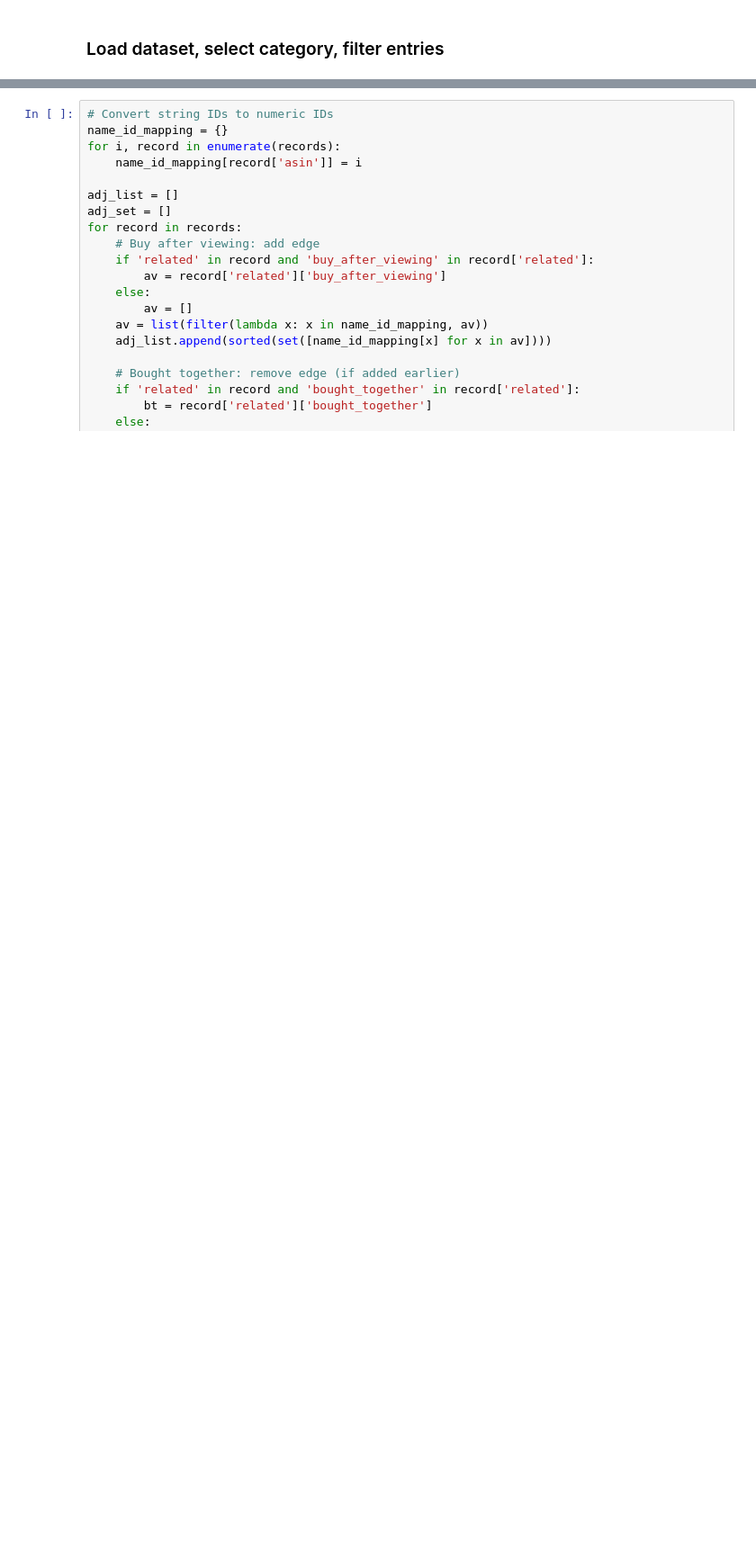
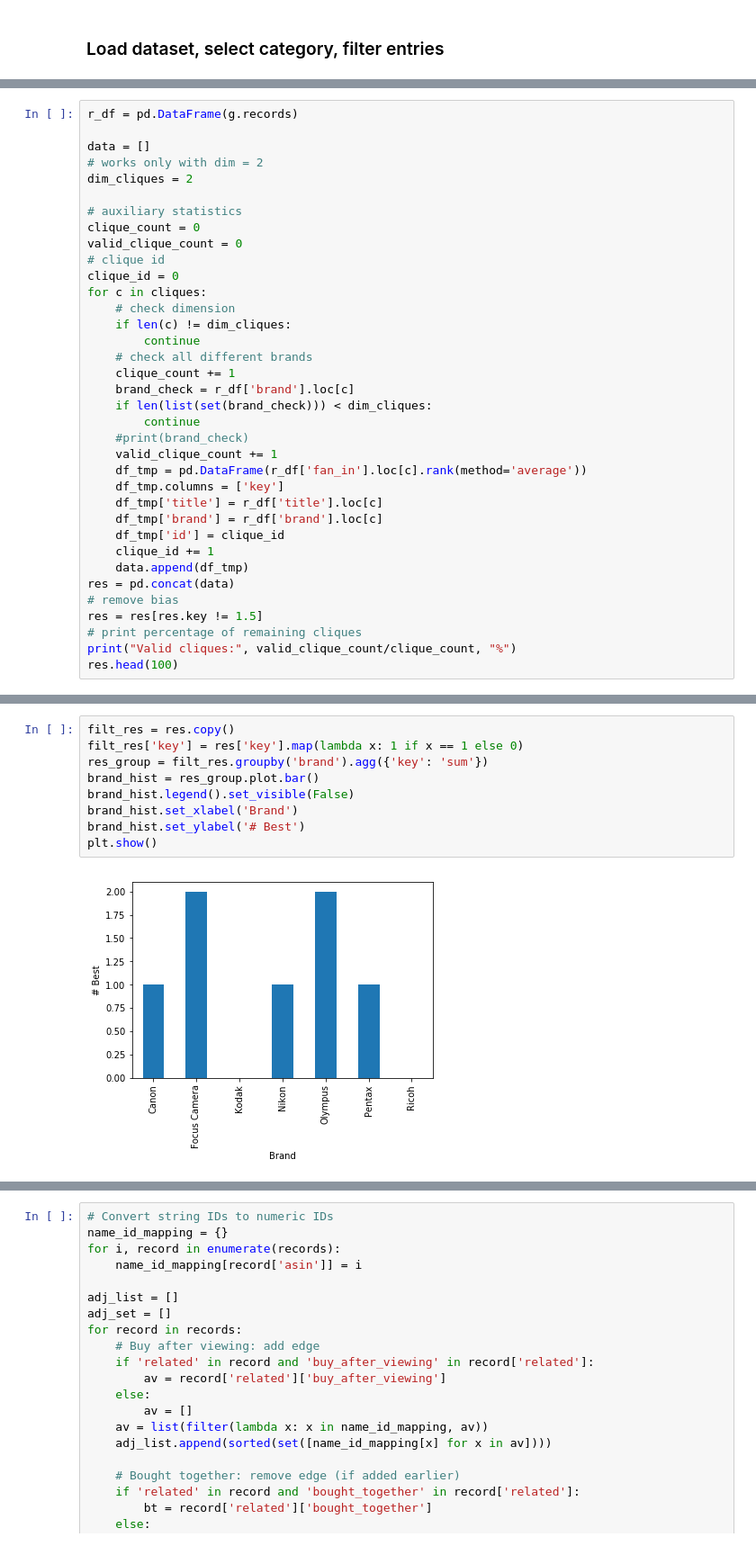
Before and after one commit to tarmeens/ada-homework, a Jupyter notebook: project/Brand analysis.ipynb, the cells around one changed output, grey strips where cells are left out. Shown at 90% size. Saved outputs shown, nothing was run; the diff lists cells and outputs as text; blank space fills up the shorter version.

```diff
--- a/project/Brand analysis.ipynb
+++ b/project/Brand analysis.ipynb
@@ -65,0 +158,36 @@ records = sc.textFile('data/reduced.json')\
+# %%
+r_df = pd.DataFrame(g.records)
+
+data = []
+# works only with dim = 2
+dim_cliques = 2
+
+# auxiliary statistics
+clique_count = 0
+valid_clique_count = 0
+# clique id
+clique_id = 0
+for c in cliques:
+    # check dimension
+    if len(c) != dim_cliques:
+        continue
+    # check all different brands
+    clique_count += 1
+    brand_check = r_df['brand'].loc[c]
+    if len(list(set(brand_check))) < dim_cliques:
+        continue
+    #print(brand_check)
+    valid_clique_count += 1
+    df_tmp = pd.DataFrame(r_df['fan_in'].loc[c].rank(method='average'))
+    df_tmp.columns = ['key']
+    df_tmp['title'] = r_df['title'].loc[c]
+    df_tmp['brand'] = r_df['brand'].loc[c]
+    df_tmp['id'] = clique_id
+    clique_id += 1
+    data.append(df_tmp)
+res = pd.concat(data)
+# remove bias
+res = res[res.key != 1.5]
+# print percentage of remaining cliques
+print("Valid cliques:", valid_clique_count/clique_count, "%")
+res.head(100)
@@ -65,0 +213,11 @@ records = sc.textFile('data/reduced.json')\
+# %%
+filt_res = res.copy()
+filt_res['key'] = res['key'].map(lambda x: 1 if x == 1 else 0)
+res_group = filt_res.groupby('brand').agg({'key': 'sum'})
+brand_hist = res_group.plot.bar()
+brand_hist.legend().set_visible(False)
+brand_hist.set_xlabel('Brand')
+brand_hist.set_ylabel('# Best')
+plt.show()
+# %% [output]
+[figure, added]
```
Also changed, not shown: parts of 37 cells of this notebook, 1 other file.
